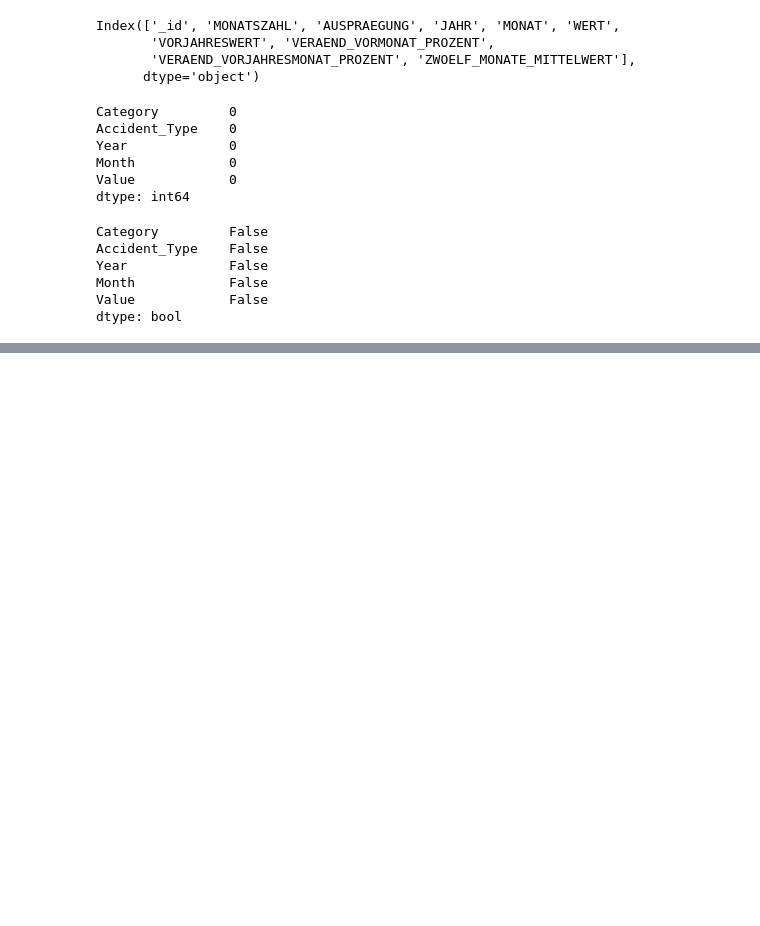
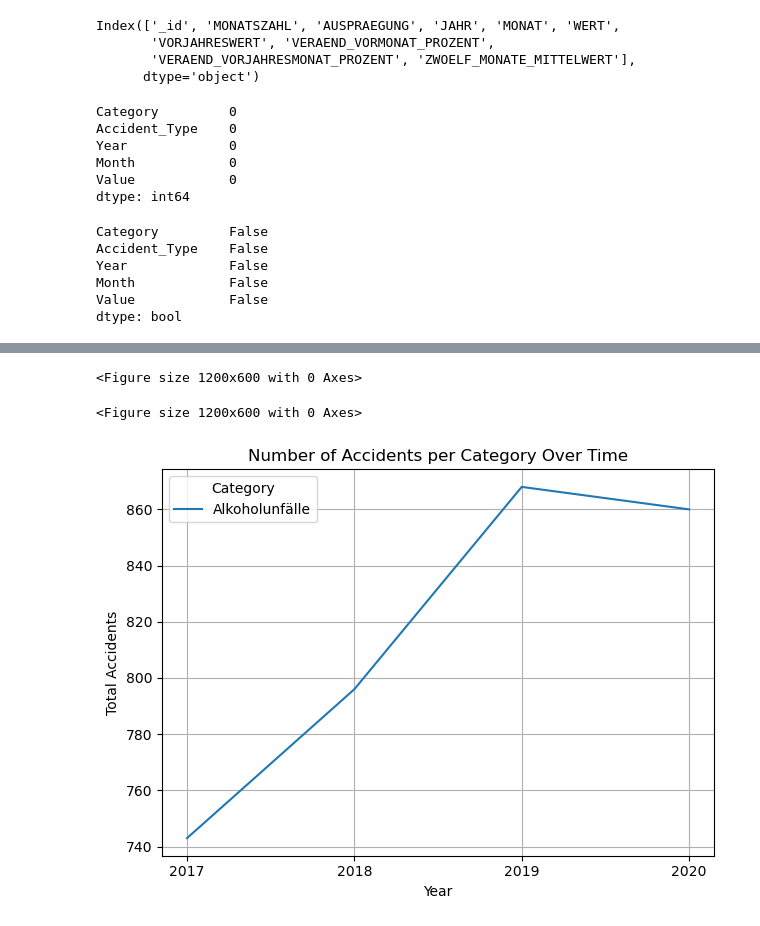
Before and after one commit to harmonicsvd/DPS-Work, a Jupyter notebook: data.ipynb, the cells around one changed output, grey strips where cells are left out. Drawn from its saved outputs; the diff is of its cells as text; code cells hidden in the pictures; blank space fills up the shorter version.

Commit message:
Data Exploration,Filteration and Visualisation

```diff
--- a/data.ipynb
+++ b/data.ipynb
@@ -83,3 +85,5 @@ Year             False
 Month            False
 Value            False
 dtype: bool
+# %%
+collection=filtered_data.groupby(['Year','Category']).sum().reset_index()
@@ -85,0 +98,18 @@ dtype: bool
+# %%
+min=collection['Year'].min()
+max=collection['Year'].max()
+# %%
+plt.figure(figsize=(12, 6))
+# %% [output]
+<Figure size 1200x600 with 0 Axes>
+<Figure size 1200x600 with 0 Axes>
+# %%
+sns.lineplot(data=collection, x='Year', y='Value', hue='Category')
+plt.title('Number of Accidents per Category Over Time')
+plt.ylabel('Total Accidents')
+plt.grid(True)
+plt.tight_layout()
+plt.xticks(ticks=range(min,max + 1))
+plt.show()
+# %% [output]
+[figure, added]
```
Also changed, not shown: parts of 2 cells of this notebook.
